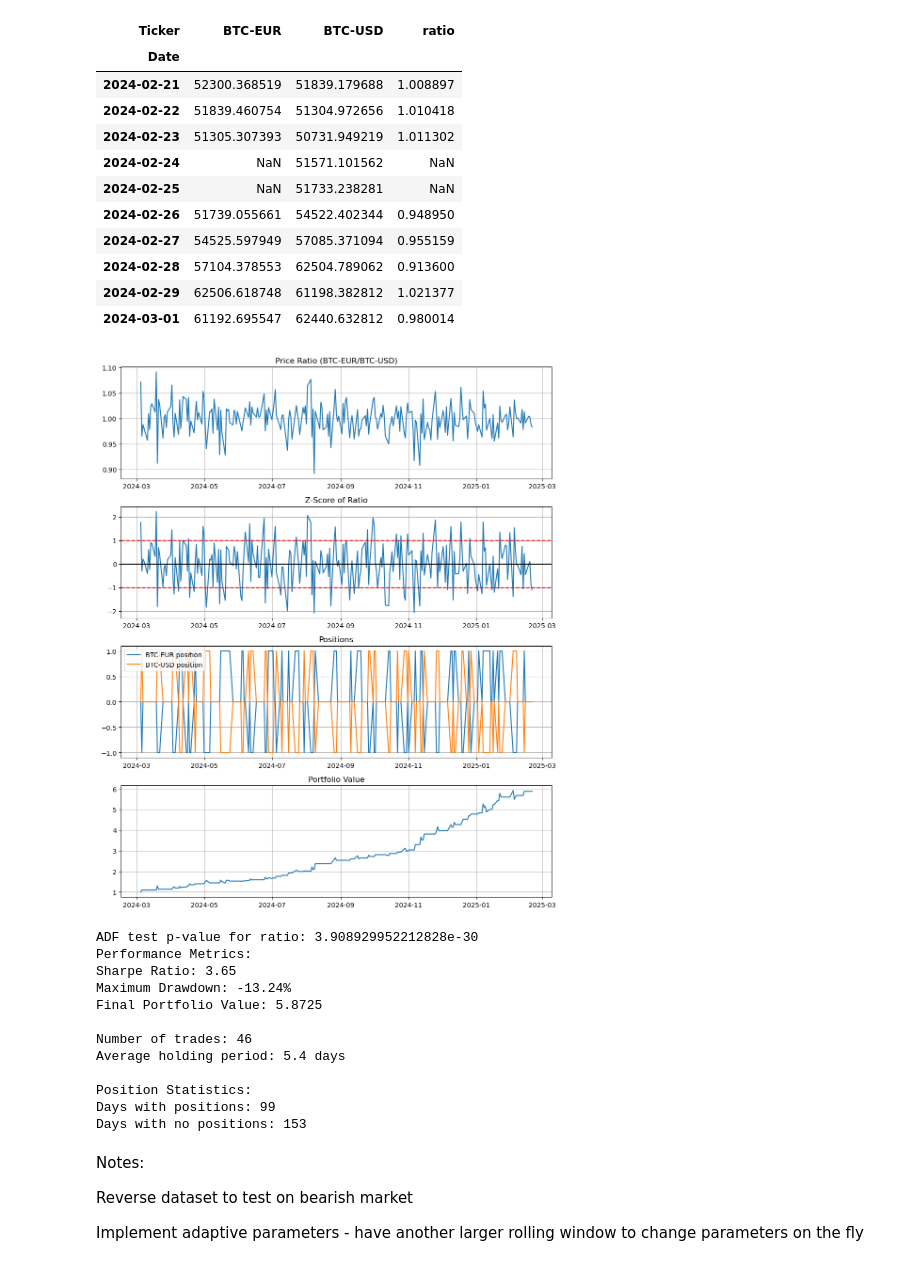
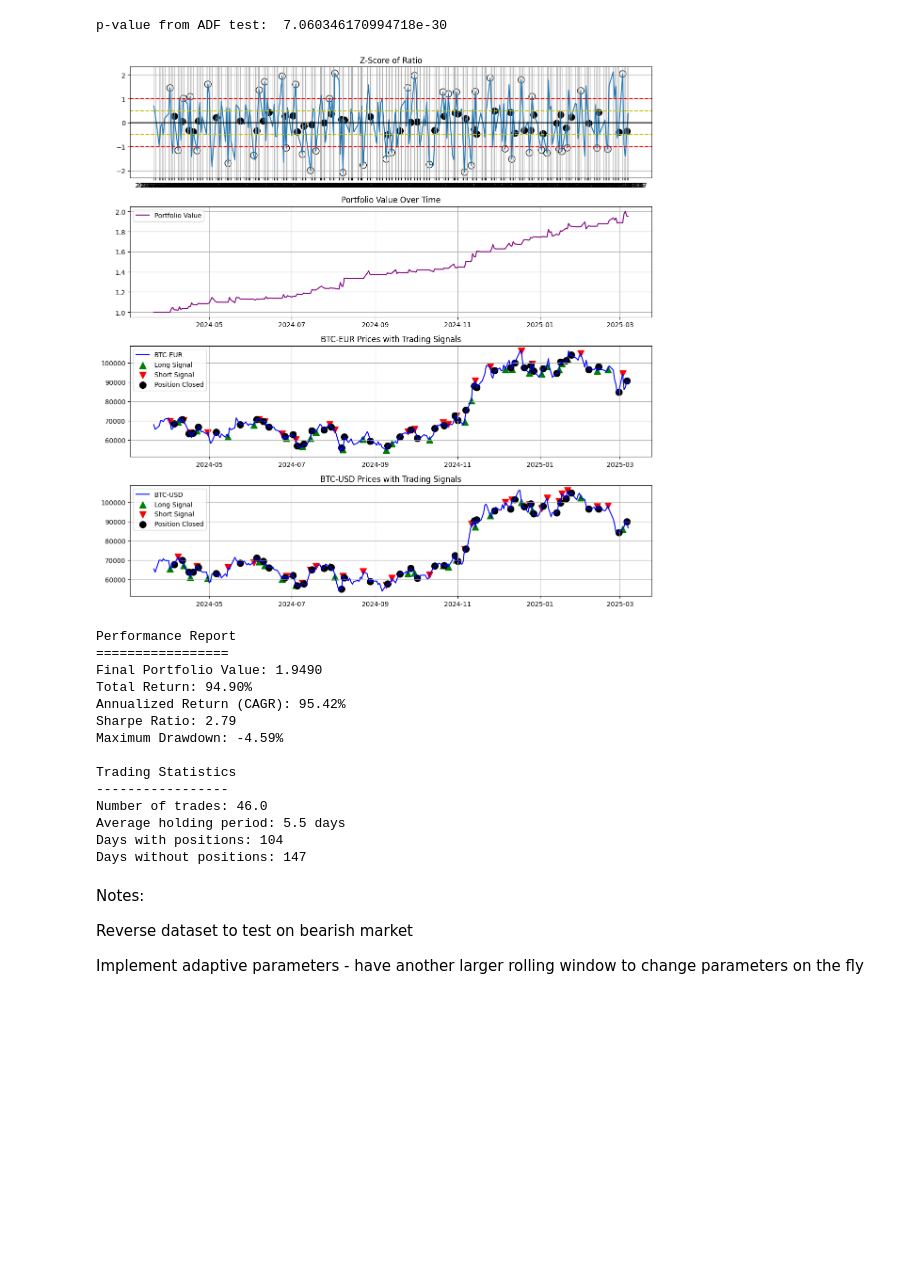
Before and after one commit to justinli34/pairs-trading, a Jupyter notebook: pairs.ipynb, the cells around one changed output. Drawn from its saved outputs; the diff is of its cells as text; code cells hidden in the pictures; blank space fills up the shorter version.

Commit message:
Fix some logic. Improve visualizations. Add metrics class.

```diff
--- a/pairs.ipynb
+++ b/pairs.ipynb
@@ -115,33 +181,50 @@ class Pair:
 # IBIT, ARKB, BITB, GBTC, FBTC, BTC
 pair1 = Pair(asset1="BTC-EUR", asset2="BTC-USD", conversion="EURUSD=X")
 # %%
-pair1.backtest(start_date="2024-02-21", end_date="2025-02-21", window=10, entry_threshold=1, exit_threshold=0.5, verbose=True, reverse=False);
+positions, returns = pair1.backtest(start_date="2024-03-08",
+                                    end_date="2025-03-08",
+                                    window=10,
+                                    entry_threshold=1,
+                                    exit_threshold=0.5,
+                                    visualize=True);
 # %% [output]
-| Ticker | BTC-EUR | BTC-USD | ratio |
-| Date |  |  |  |
-| 2024-02-21 | 52300.368519 | 51839.179688 | 1.008897 |
-| 2024-02-22 | 51839.460754 | 51304.972656 | 1.010418 |
-| 2024-02-23 | 51305.307393 | 50731.949219 | 1.011302 |
-| 2024-02-24 | NaN | 51571.101562 | NaN |
-| 2024-02-25 | NaN | 51733.238281 | NaN |
-| 2024-02-26 | 51739.055661 | 54522.402344 | 0.948950 |
-| 2024-02-27 | 54525.597949 | 57085.371094 | 0.955159 |
-| 2024-02-28 | 57104.378553 | 62504.789062 | 0.913600 |
-| 2024-02-29 | 62506.618748 | 61198.382812 | 1.021377 |
-| 2024-03-01 | 61192.695547 | 62440.632812 | 0.980014 |
+p-value from ADF test:  7.060346170994718e-30
-[figure, old version]
+[figure, new version]
-ADF test p-value for ratio: 3.908929952212828e-30
-Performance Metrics:
-Sharpe Ratio: 3.65
-Maximum Drawdown: -13.24%
-Final Portfolio Value: 5.8725
-
-Number of trades: 46
-Average holding period: 5.4 days
-
-Position Statistics:
-Days with positions: 99
-Days with no positions: 153
+# %%
+pm = PerformanceMetrics(positions=positions, returns=returns)
+
+metrics = pm.generate_report()
+
+print("Performance Report")
+print("=================")
+print(f"Final Portfolio Value: {metrics['final_portfolio_value']:.4f}")
+print(f"Total Return: {metrics['total_return']:.2f}%")
+print(f"Annualized Return (CAGR): {metrics['annualized_return']:.2f}%")
+print(f"Sharpe Ratio: {metrics['sharpe_ratio']:.2f}")
+print(f"Maximum Drawdown: {metrics['max_drawdown']:.2%}")
+
+if metrics['trade_statistics']:
+    print("\nTrading Statistics")
+    print("-----------------")
+    print(f"Number of trades: {metrics['trade_statistics']['number_of_trades']}")
+    print(f"Average holding period: {metrics['trade_statistics']['avg_holding_period']:.1f} days")
+    print(f"Days with positions: {metrics['trade_statistics']['days_with_positions']}")
+    print(f"Days without positions: {metrics['trade_statistics']['days_without_positions']}")
+# %% [output]
+Performance Report
+=================
+Final Portfolio Value: 1.9490
+Total Return: 94.90%
+Annualized Return (CAGR): 95.42%
+Sharpe Ratio: 2.79
+Maximum Drawdown: -4.59%
+
+Trading Statistics
+-----------------
+Number of trades: 46.0
+Average holding period: 5.5 days
+Days with positions: 104
+Days without positions: 147
 # %% [markdown]
 Notes:
 
```
Also changed, not shown: parts of 3 cells of this notebook, 1 other file.
